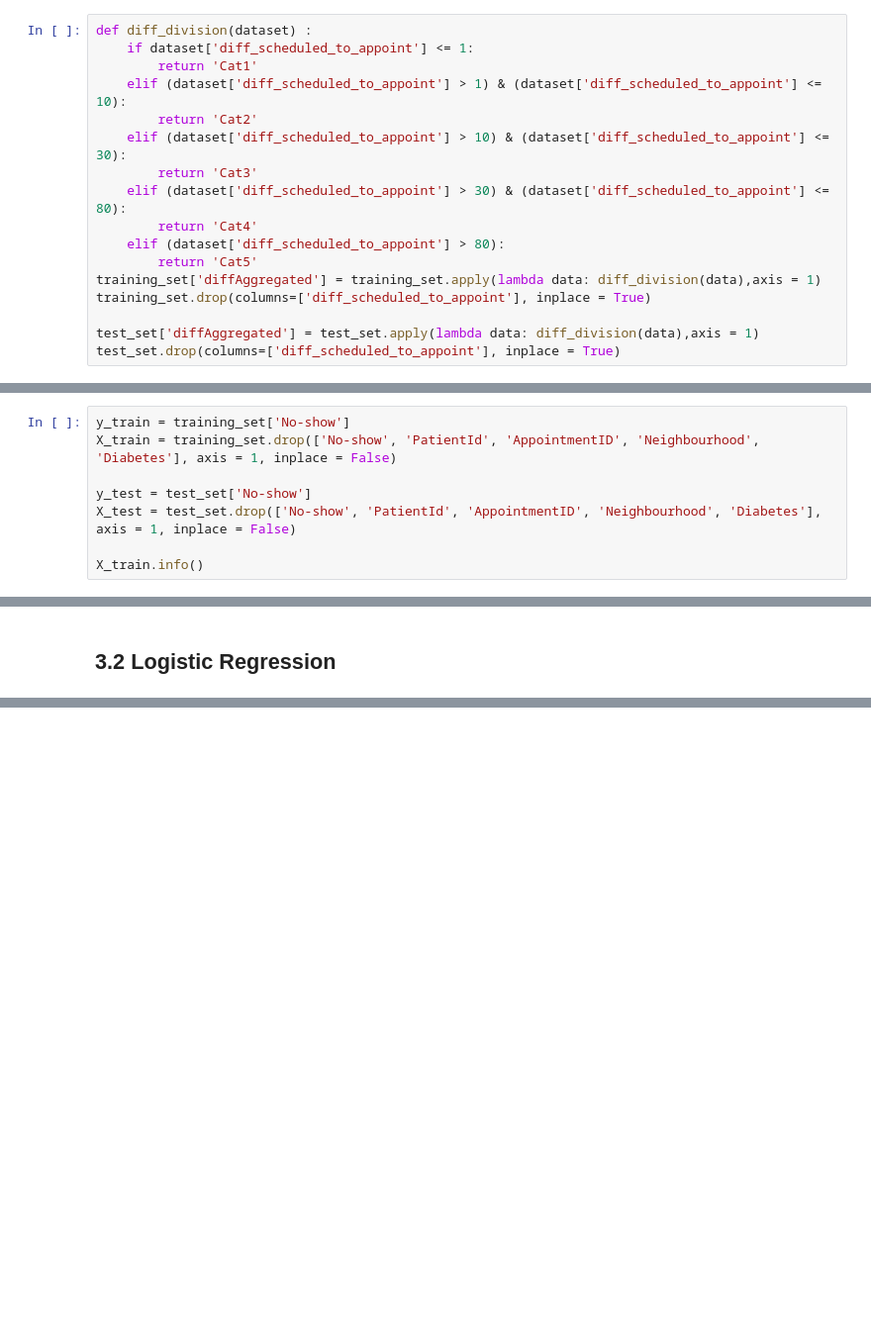
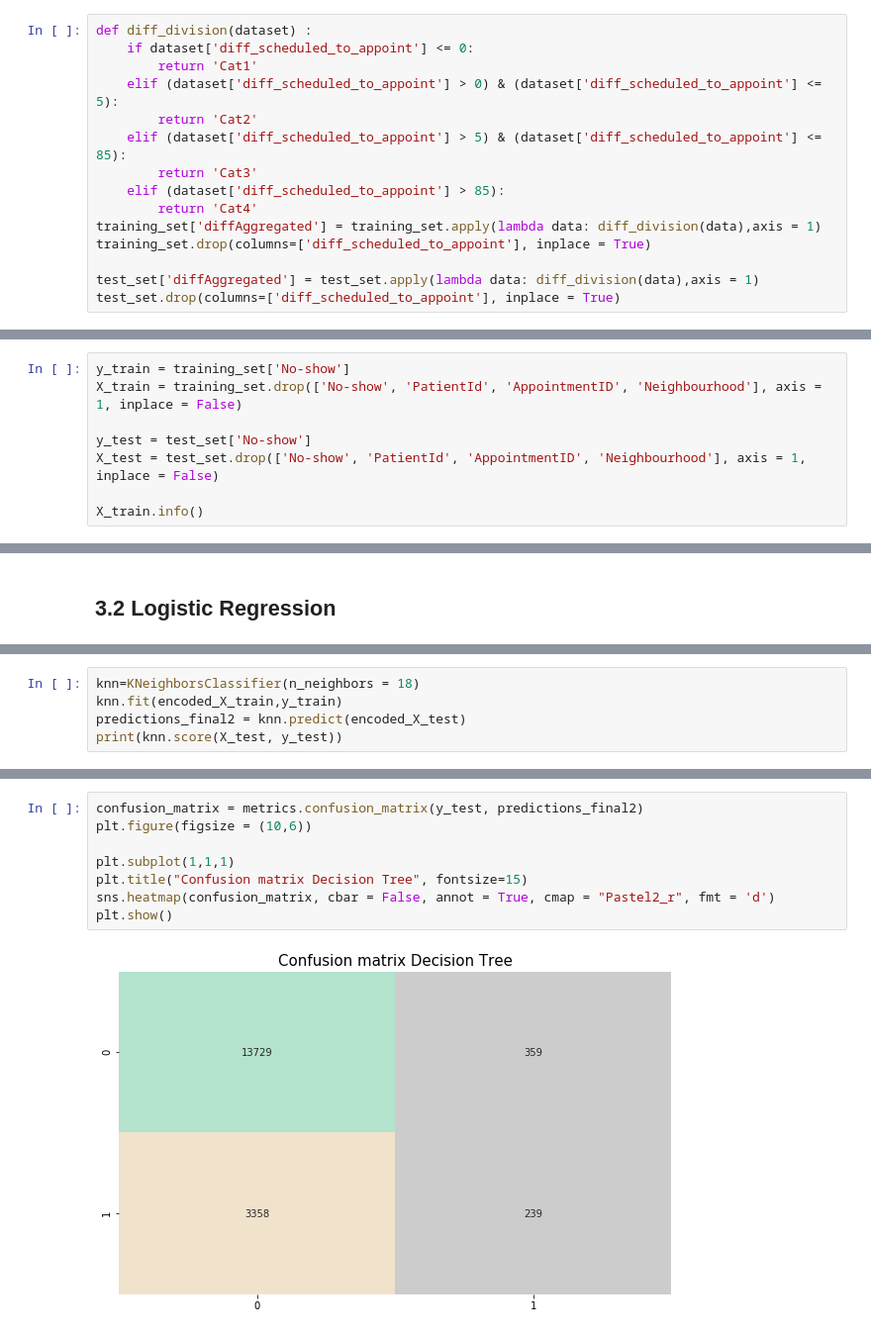
Before and after one commit to IlariaStocchi/ChallengeMedicalShow, a Jupyter notebook: training.ipynb, the cells around one changed output, grey strips where cells are left out. Shown: that part at 99% size. Drawn from its saved outputs; the diff is of its cells as text; blank space fills up the shorter version.

```diff
--- a/training.ipynb
+++ b/training.ipynb
@@ -301,16 +319,14 @@ plt.show()
 Il grafico mostra un'effettiva correlazione tra i giorni intercorsi tra la registrazione dell'appuntamento e il giorno effettivo dello stesso: meno giorni passano, più è probabile che i pazienti si presentino all'appuntamento fissato. Mi comporto come la colonna numerica Age, trasformandola in una categorica e cercando di trarre vantaggio dalla presenza dei suoi valori raggruppati per categorie
 # %%
 def diff_division(dataset) :
-    if dataset['diff_scheduled_to_appoint'] <= 1:
+    if dataset['diff_scheduled_to_appoint'] <= 0:
         return 'Cat1'
-    elif (dataset['diff_scheduled_to_appoint'] > 1) & (dataset['diff_scheduled_to_appoint'] <= 10):
+    elif (dataset['diff_scheduled_to_appoint'] > 0) & (dataset['diff_scheduled_to_appoint'] <= 5):
         return 'Cat2'
-    elif (dataset['diff_scheduled_to_appoint'] > 10) & (dataset['diff_scheduled_to_appoint'] <= 30):
+    elif (dataset['diff_scheduled_to_appoint'] > 5) & (dataset['diff_scheduled_to_appoint'] <= 85):
         return 'Cat3'
-    elif (dataset['diff_scheduled_to_appoint'] > 30) & (dataset['diff_scheduled_to_appoint'] <= 80):
+    elif (dataset['diff_scheduled_to_appoint'] > 85):
         return 'Cat4'
-    elif (dataset['diff_scheduled_to_appoint'] > 80):
-        return 'Cat5'
 training_set['diffAggregated'] = training_set.apply(lambda data: diff_division(data),axis = 1)
 training_set.drop(columns=['diff_scheduled_to_appoint'], inplace = True)
 
@@ -343,10 +359,10 @@ dtype: int64
 ## STEP 2: Split dei dati
 # %%
 y_train = training_set['No-show']
-X_train = training_set.drop(['No-show', 'PatientId', 'AppointmentID', 'Neighbourhood', 'Diabetes'], axis = 1, inplace = False)
+X_train = training_set.drop(['No-show', 'PatientId', 'AppointmentID', 'Neighbourhood'], axis = 1, inplace = False)
 
 y_test = test_set['No-show']
-X_test = test_set.drop(['No-show', 'PatientId', 'AppointmentID', 'Neighbourhood', 'Diabetes'], axis = 1, inplace = False)
+X_test = test_set.drop(['No-show', 'PatientId', 'AppointmentID', 'Neighbourhood'], axis = 1, inplace = False)
 
 X_train.info()
 # %% [output]
@@ -428,0 +449,5 @@ plt.show()
+# %%
+knn=KNeighborsClassifier(n_neighbors = 18)
+knn.fit(encoded_X_train,y_train)
+predictions_final2 = knn.predict(encoded_X_test)
+print(knn.score(X_test, y_test))
@@ -428,0 +456,10 @@ plt.show()
+# %%
+confusion_matrix = metrics.confusion_matrix(y_test, predictions_final2)
+plt.figure(figsize = (10,6))
+
+plt.subplot(1,1,1)
+plt.title("Confusion matrix Decision Tree", fontsize=15)
+sns.heatmap(confusion_matrix, cbar = False, annot = True, cmap = "Pastel2_r", fmt = 'd')
+plt.show()
+# %% [output]
+[figure, added]
```
Also changed, not shown: parts of 18 cells of this notebook, 1 other file.
